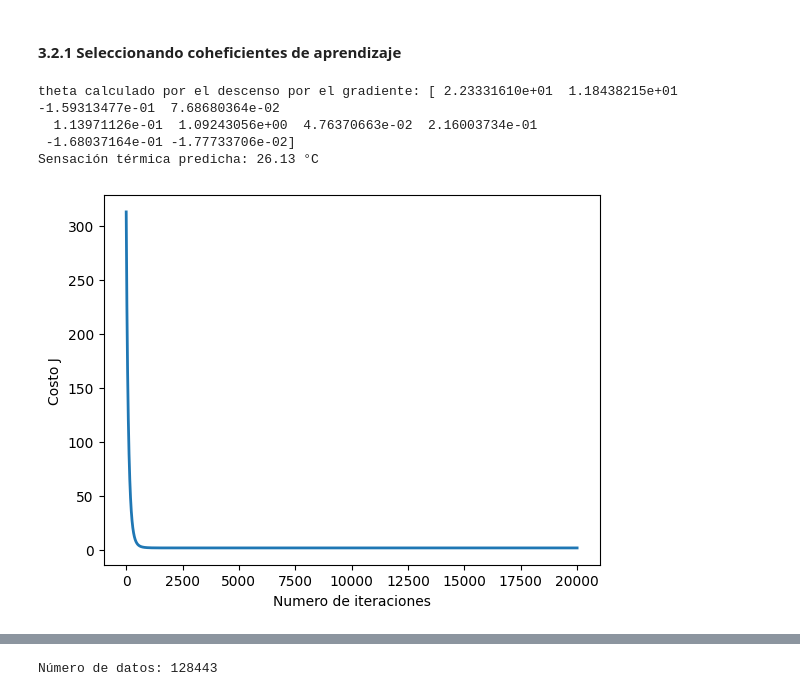
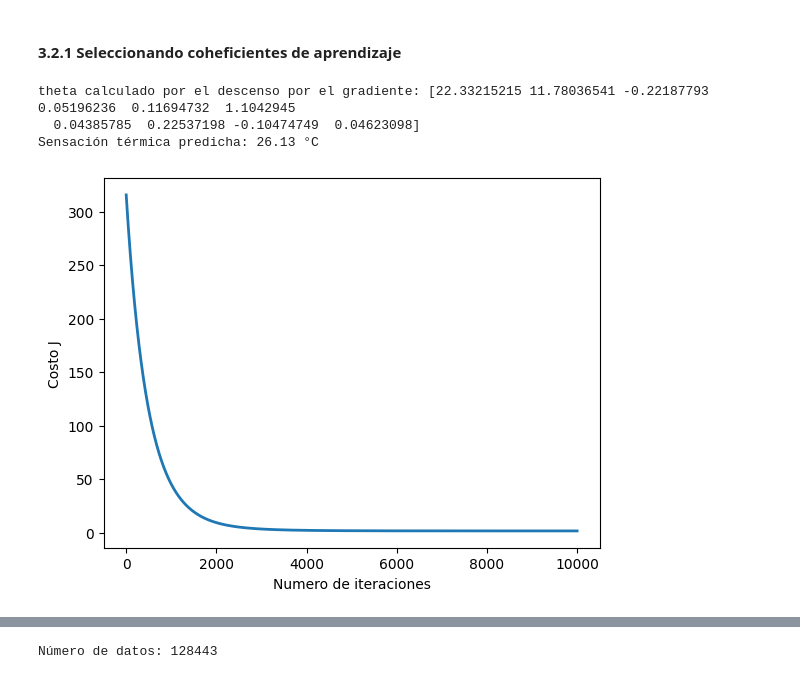
Before and after one commit to ChelseaEspinoza/IA26, a Jupyter notebook: LAB1/RegresionLinealMultiple (SensacionTermica).ipynb, the cells around one changed output, grey strips where cells are left out. Drawn from its saved outputs; the diff is of its cells as text; code cells hidden in the pictures.

```diff
--- a/LAB1/RegresionLinealMultiple (SensacionTermica).ipynb
+++ b/LAB1/RegresionLinealMultiple (SensacionTermica).ipynb
@@ -171,32 +173,30 @@ def gradientDescentMulti(X, y, theta, alpha, num_iters):
 #### 3.2.1 Seleccionando coheficientes de aprendizaje
 # %%
 # Elegir algun valor para alpha (probar varias alternativas)
-alpha = 0.005 # alpha = 0.003
-num_iters = 20000
+alpha = 0.001 # alpha = 0.003
+num_iters = 10000
 
 # inicializa theta y ejecuta el descenso por el gradiente
 theta = np.zeros(X.shape[1])
 theta, J_history = gradientDescentMulti(X, y, theta, alpha, num_iters)
 
 # Grafica la convergencia del costo
 pyplot.plot(np.arange(len(J_history)), J_history, lw=2)
 pyplot.xlabel('Numero de iteraciones')
 pyplot.ylabel('Costo J')
 
 # Muestra los resultados del descenso por el gradiente
 print('theta calculado por el descenso por el gradiente: {:s}'.format(str(theta)))
 
-# Estimar el precio para una casa de 1650 sq-ft, con 3 dormitorios
 # [sesgo, temp, viento, presión, precip, humedad, cloud, visibilidad, uv, ráfagas]
 X_array = np.array([1, 25.0, 15.0, 1013.0, 0.0, 60.0, 30.0, 10.0, 5.0, 18.0], dtype=float)
 X_array[1:] = (X_array[1:] - mu) / sigma
 feels_like = np.dot(X_array, theta)
 print('Sensación térmica predicha: {:.2f} °C'.format(feels_like))
 # %% [output]
-theta calculado por el descenso por el gradiente: [ 2.23331610e+01  1.18438215e+01 -1.59313477e-01  7.68680364e-02
-  1.13971126e-01  1.09243056e+00  4.76370663e-02  2.16003734e-01
- -1.68037164e-01 -1.77733706e-02]
+theta calculado por el descenso por el gradiente: [22.33215215 11.78036541 -0.22187793  0.05196236  0.11694732  1.1042945
+  0.04385785  0.22537198 -0.10474749  0.04623098]
 Sensación térmica predicha: 26.13 °C
-[figure, old version]
+[figure, new version]
 # %%
 # [sesgo, temp, humedad, viento, presión, visibilidad, cloud, uv_index, precip_mm, gust_mph]
```
Also changed, not shown: parts of 10 cells of this notebook.
